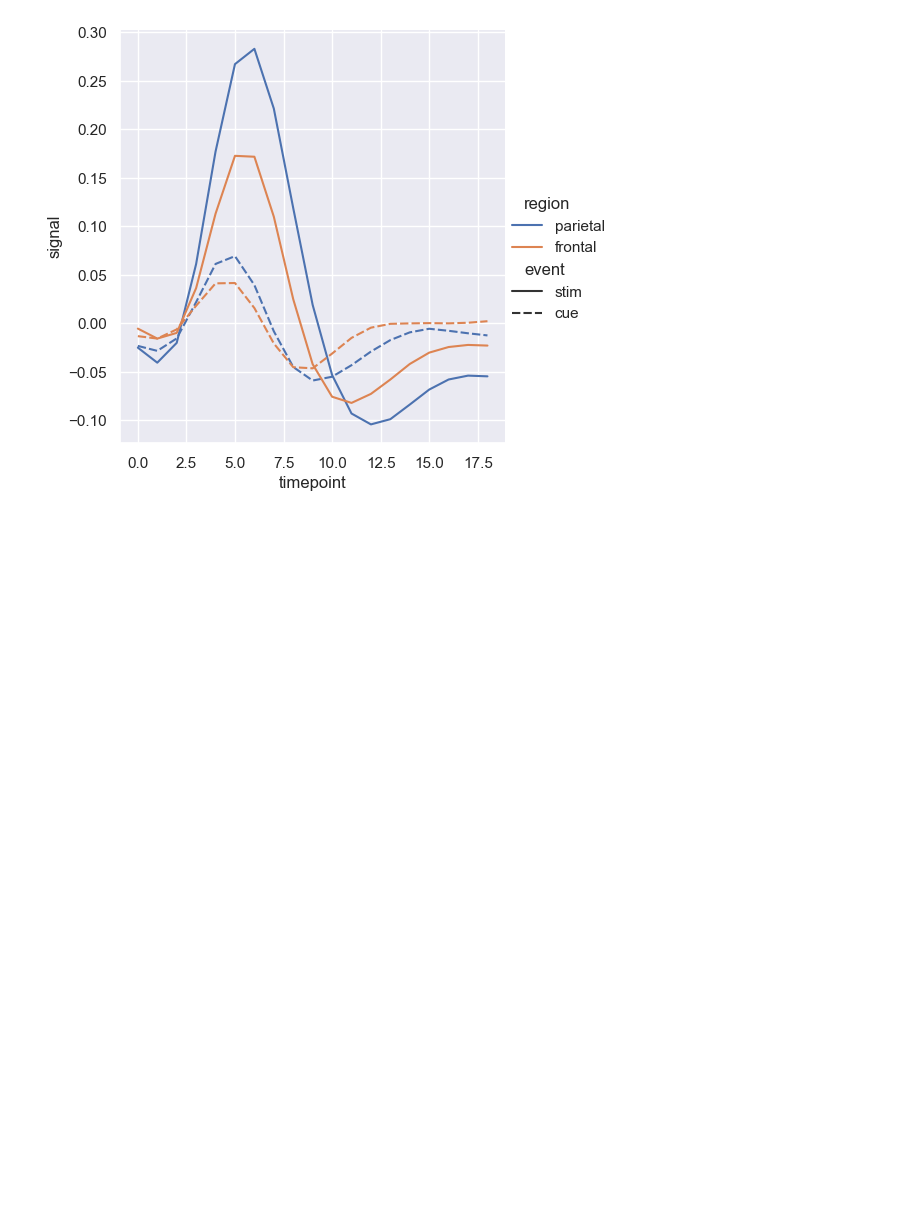
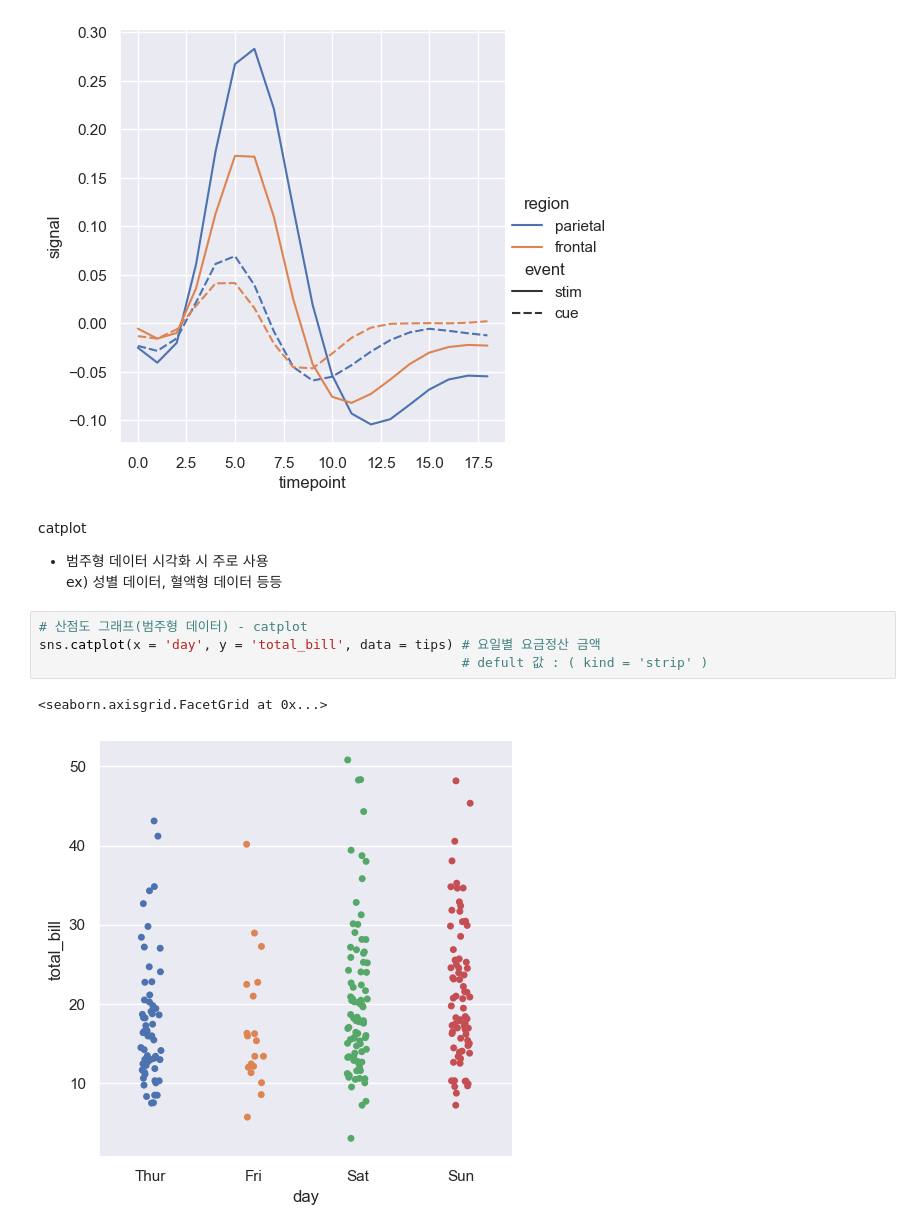
Before and after one commit to HyeongSeok-Park/Seaborn_Study, a Jupyter notebook: Seaborn_Study_01.ipynb, the cells around one changed output. Saved outputs shown, nothing was run; the diff lists cells and outputs as text; blank space fills up the shorter version.

Commit message:
catplot 추가

```diff
--- a/Seaborn_Study_01.ipynb
+++ b/Seaborn_Study_01.ipynb
@@ -166,3 +171,14 @@ sns.relplot(x = 'timepoint', y = 'signal', kind = 'line', data = fmri, hue = 're
 # %% [output]
 <seaborn.axisgrid.FacetGrid at 0x...>
 [figure]
+# %% [markdown]
+catplot
+- 범주형 데이터 시각화 시 주로 사용
+   ex) 성별 데이터, 혈액형 데이터 등등
+# %%
+# 산점도 그래프(범주형 데이터) - catplot
+sns.catplot(x = 'day', y = 'total_bill', data = tips) # 요일별 요금정산 금액
+                                                      # defult 값 : ( kind = 'strip' )
+# %% [output]
+<seaborn.axisgrid.FacetGrid at 0x...>
+[figure, added]
```
Also changed, not shown: parts of 17 cells of this notebook.
